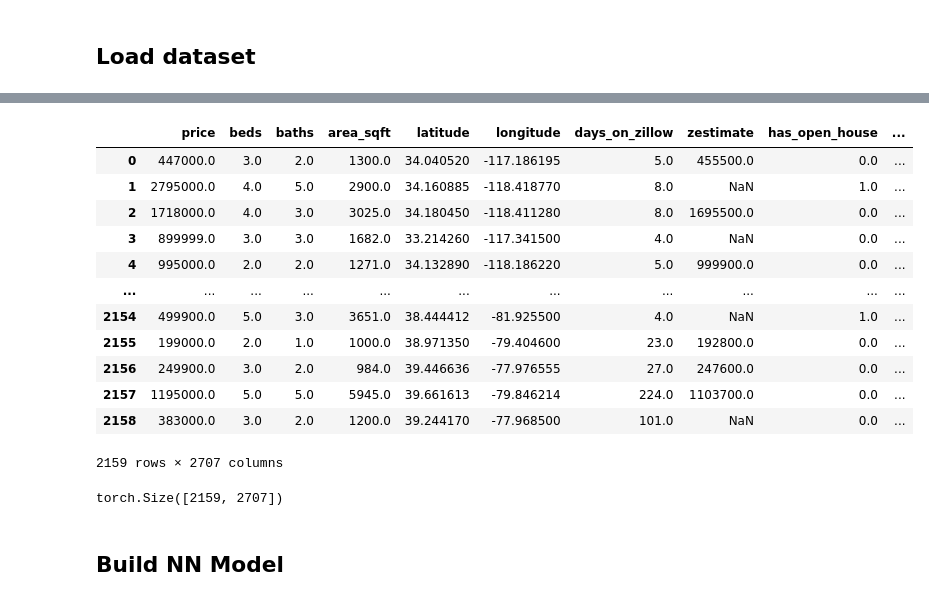
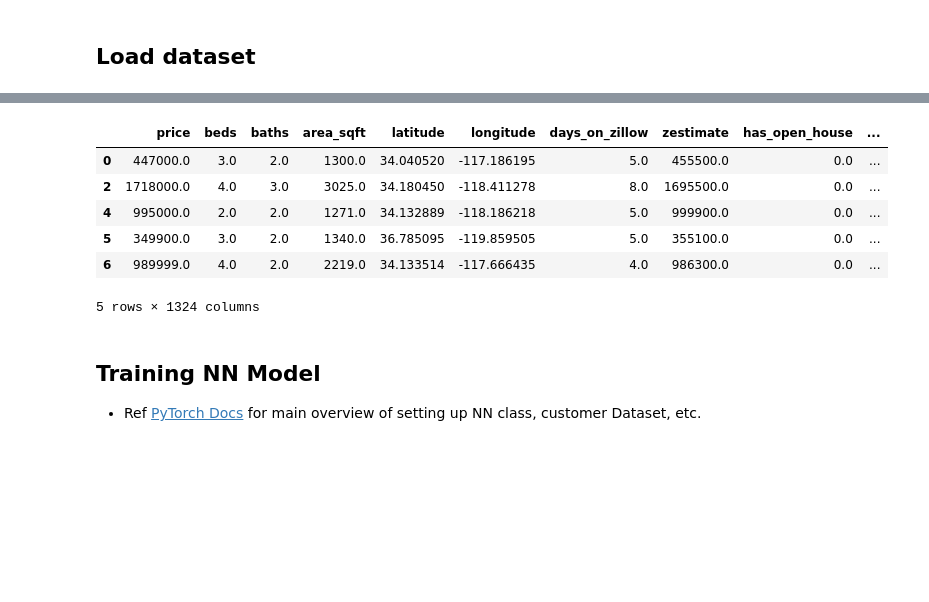
Before and after one commit to nasingh2/DS644-MLBA-Final-Project, a Jupyter notebook: models/deeplearning.ipynb, the cells around one changed output, grey strips where cells are left out. Drawn from its saved outputs; the diff is of its cells as text; code cells hidden in the pictures; blank space fills up the shorter version.

Commit message:
Implement neural network method for predicting zillow prices

```diff
--- a/models/deeplearning.ipynb
+++ b/models/deeplearning.ipynb
@@ -11,2 +18,16 @@ from torchvision.transforms import ToTensor
 # %% [markdown]
 ## Load dataset
+# %%
+# Check where to import data from - if on colab then get it from the shared folder, otherwise from the relative local directory
+import sys
+if 'google.colab' in sys.modules:
+    print("Running on Google Colab")
+
+    from google.colab import drive
+    drive.mount('/content/drive')
+
+    df_zillow = pd.read_csv('/content/drive/MyDrive/MLBA/DS644-MLBA-Final-Project/data/master_zillow_with_taxes.csv')
+
+else:
+    print("Not running on Google Colab")
+    df_zillow = pd.read_csv('../data/zillow_cleaned.csv')
@@ -56,3 +78,0 @@ df_zillow
-# %%
-df_zillow = pd.get_dummies(df_zillow)
-df_zillow
@@ -73,25 +79,23 @@ df_zillow
 # %%
-df_zillow = df_zillow.astype('float64')
-df_zillow
+# Drop rows with missing values (e.g., missing zestimates) - Should be none after cleaning but just in case
+df_zillow_clean = df_zillow.dropna()
+
+# One-hot encode categorical features - mostly for state data. Could choose to limit the number of categories to reduce the number of encoded columns but for now just kept it simple
+df_zillow_encoded = pd.get_dummies(df_zillow_clean, drop_first=True)
+
+# Convert all numeric fields to float32 for tensor conversion.
+df_zillow_encoded = df_zillow_encoded.astype('float32')
+df_zillow_encoded.head()
 # %% [output]
 |  | price | beds | baths | area_sqft | latitude | longitude | days_on_zillow | zestimate | has_open_house | ... |
 | 0 | 447000.0 | 3.0 | 2.0 | 1300.0 | 34.040520 | -117.186195 | 5.0 | 455500.0 | 0.0 | ... |
-| 1 | 2795000.0 | 4.0 | 5.0 | 2900.0 | 34.160885 | -118.418770 | 8.0 | NaN | 1.0 | ... |
-| 2 | 1718000.0 | 4.0 | 3.0 | 3025.0 | 34.180450 | -118.411280 | 8.0 | 1695500.0 | 0.0 | ... |
-| 3 | 899999.0 | 3.0 | 3.0 | 1682.0 | 33.214260 | -117.341500 | 4.0 | NaN | 0.0 | ... |
-| 4 | 995000.0 | 2.0 | 2.0 | 1271.0 | 34.132890 | -118.186220 | 5.0 | 999900.0 | 0.0 | ... |
-| ... | ... | ... | ... | ... | ... | ... | ... | ... | ... | ... |
-| 2154 | 499900.0 | 5.0 | 3.0 | 3651.0 | 38.444412 | -81.925500 | 4.0 | NaN | 1.0 | ... |
-| 2155 | 199000.0 | 2.0 | 1.0 | 1000.0 | 38.971350 | -79.404600 | 23.0 | 192800.0 | 0.0 | ... |
-| 2156 | 249900.0 | 3.0 | 2.0 | 984.0 | 39.446636 | -77.976555 | 27.0 | 247600.0 | 0.0 | ... |
-| 2157 | 1195000.0 | 5.0 | 5.0 | 5945.0 | 39.661613 | -79.846214 | 224.0 | 1103700.0 | 0.0 | ... |
-| 2158 | 383000.0 | 3.0 | 2.0 | 1200.0 | 39.244170 | -77.968500 | 101.0 | NaN | 0.0 | ... |
+| 2 | 1718000.0 | 4.0 | 3.0 | 3025.0 | 34.180450 | -118.411278 | 8.0 | 1695500.0 | 0.0 | ... |
+| 4 | 995000.0 | 2.0 | 2.0 | 1271.0 | 34.132889 | -118.186218 | 5.0 | 999900.0 | 0.0 | ... |
+| 5 | 349900.0 | 3.0 | 2.0 | 1340.0 | 36.785095 | -119.859505 | 5.0 | 355100.0 | 0.0 | ... |
+| 6 | 989999.0 | 4.0 | 2.0 | 2219.0 | 34.133514 | -117.666435 | 4.0 | 986300.0 | 0.0 | ... |
-2159 rows × 2707 columns
+5 rows × 1324 columns
-# %%
-tensor = torch.from_numpy(df_zillow.values)
-tensor.shape
-# %% [output]
-torch.Size([2159, 2707])
 # %% [markdown]
-## Build NN Model
+## Training NN Model
+
+- Ref [PyTorch Docs](https://docs.pytorch.org/tutorials/beginner/basics/quickstart_tutorial.html) for main overview of setting up NN class, customer Dataset, etc.
 # %%
```
Also changed, not shown: parts of 23 cells of this notebook.
